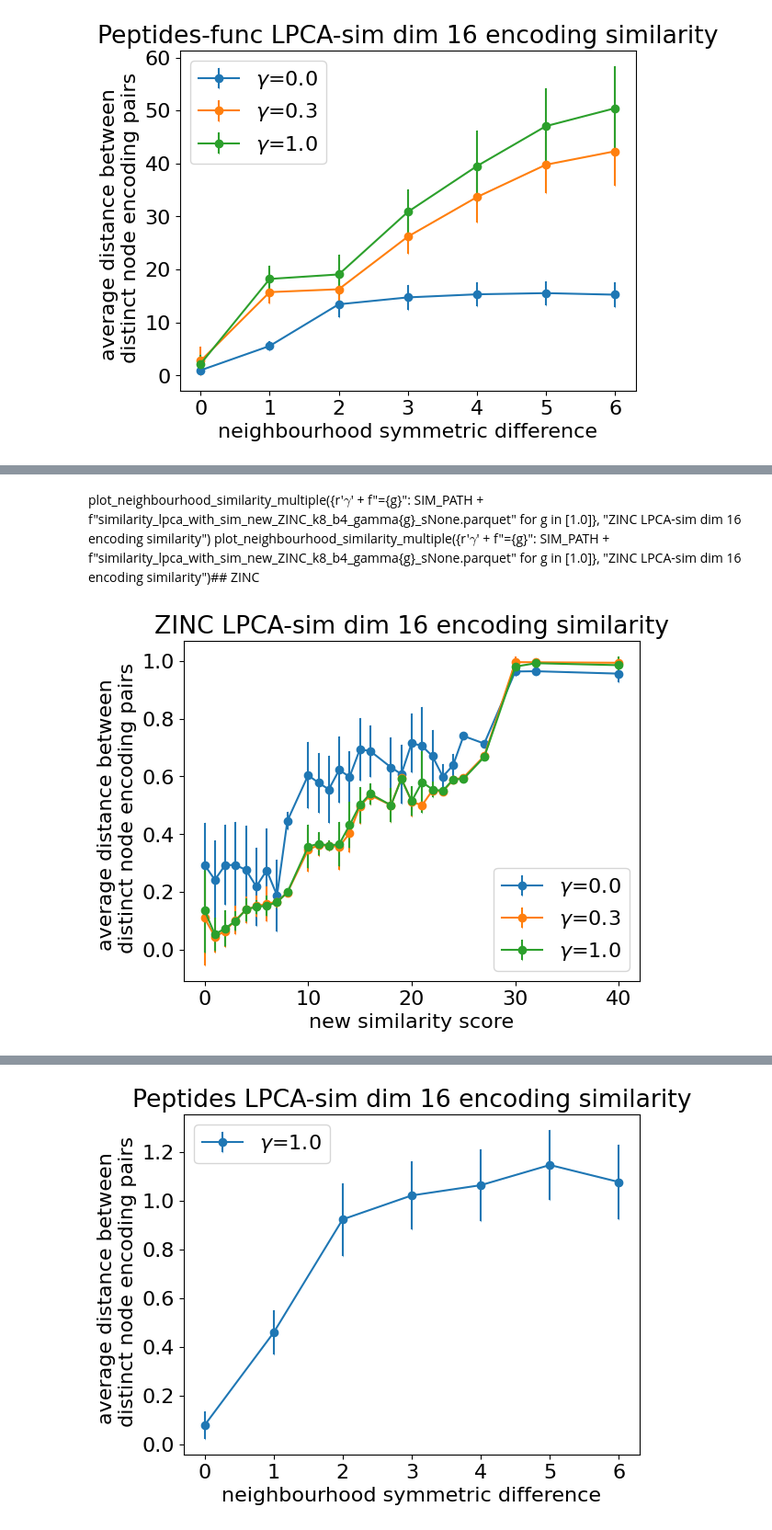
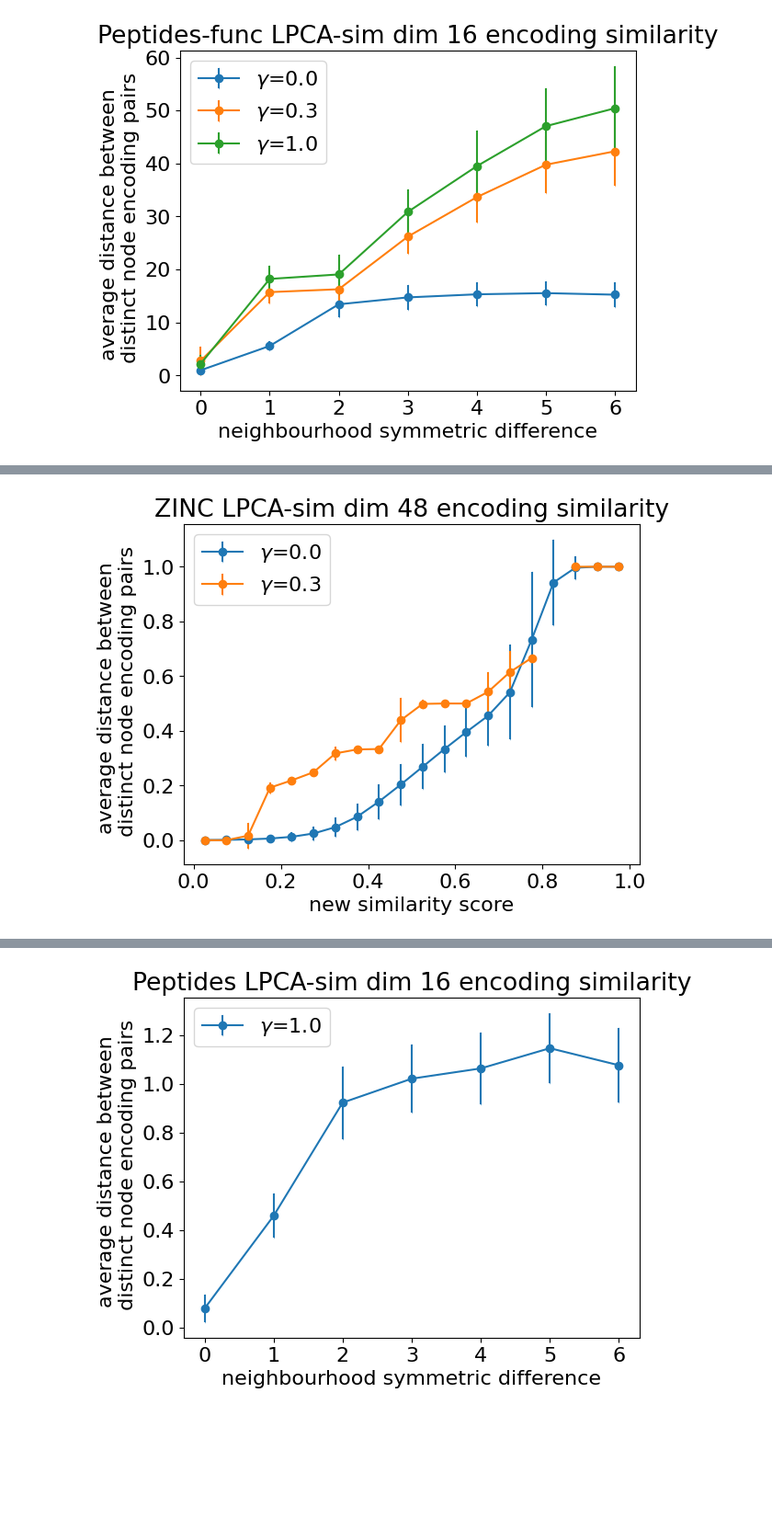
Before and after one commit to richardbinder/binary-matrix-factorization, a Jupyter notebook: src/encoding_similarity_new.ipynb, the cells around one changed output, grey strips where cells are left out. Shown at 92% size. Saved outputs shown, nothing was run; the diff lists cells and outputs as text; code cells hidden in the pictures; blank space fills up the shorter version.

```diff
--- a/src/encoding_similarity_new.ipynb
+++ b/src/encoding_similarity_new.ipynb
@@ -137,7 +126,4 @@ plot_neighbourhood_distance_multiple({r'$\gamma$' + f"={g}": SIM_PATH + f"simila
-# %% [markdown]
-plot_neighbourhood_similarity_multiple({r'$\gamma$' + f"={g}": SIM_PATH + f"similarity_lpca_with_sim_new_ZINC_k8_b4_gamma{g}_sNone.parquet" for g in [1.0]}, "ZINC LPCA-sim dim 16 encoding similarity")
-plot_neighbourhood_similarity_multiple({r'$\gamma$' + f"={g}": SIM_PATH + f"similarity_lpca_with_sim_new_ZINC_k8_b4_gamma{g}_sNone.parquet" for g in [1.0]}, "ZINC LPCA-sim dim 16 encoding similarity")## ZINC
-# %%
-plot_neighbourhood_similarity_multiple({r'$\gamma$' + f"={g}": SIM_PATH + f"similarity_lpca_with_sim_new_ZINC_methodSim_k8_b4_gamma{g}_s200_norm.parquet" for g in [0.0, 0.3, 1.0]}, "ZINC LPCA-sim dim 16 encoding similarity")
-# %% [output]
-[figure, removed]
+# %%
+plot_neighbourhood_similarity_multiple({r'$\gamma$' + f"={g}": BASE_PATH + f"lpca_with_sim_new_ZINC_methodSim_k24_b4_gamma{g}_sNone.parquet" for g in [0.0, 0.3]}, "ZINC LPCA-sim dim 48 encoding similarity")
+# %% [output]
+[figure, added]
```
Also changed, not shown: parts of 17 cells of this notebook, 8 other files.
